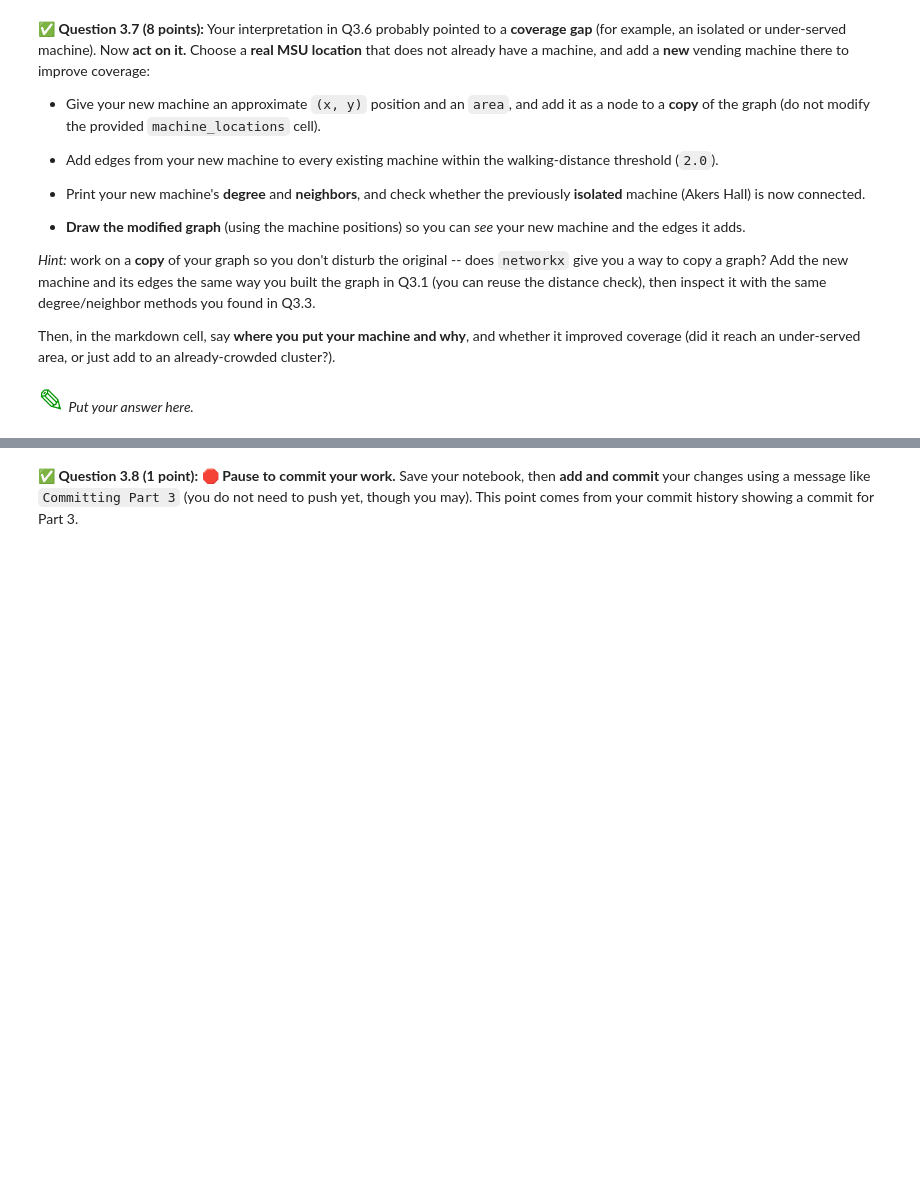
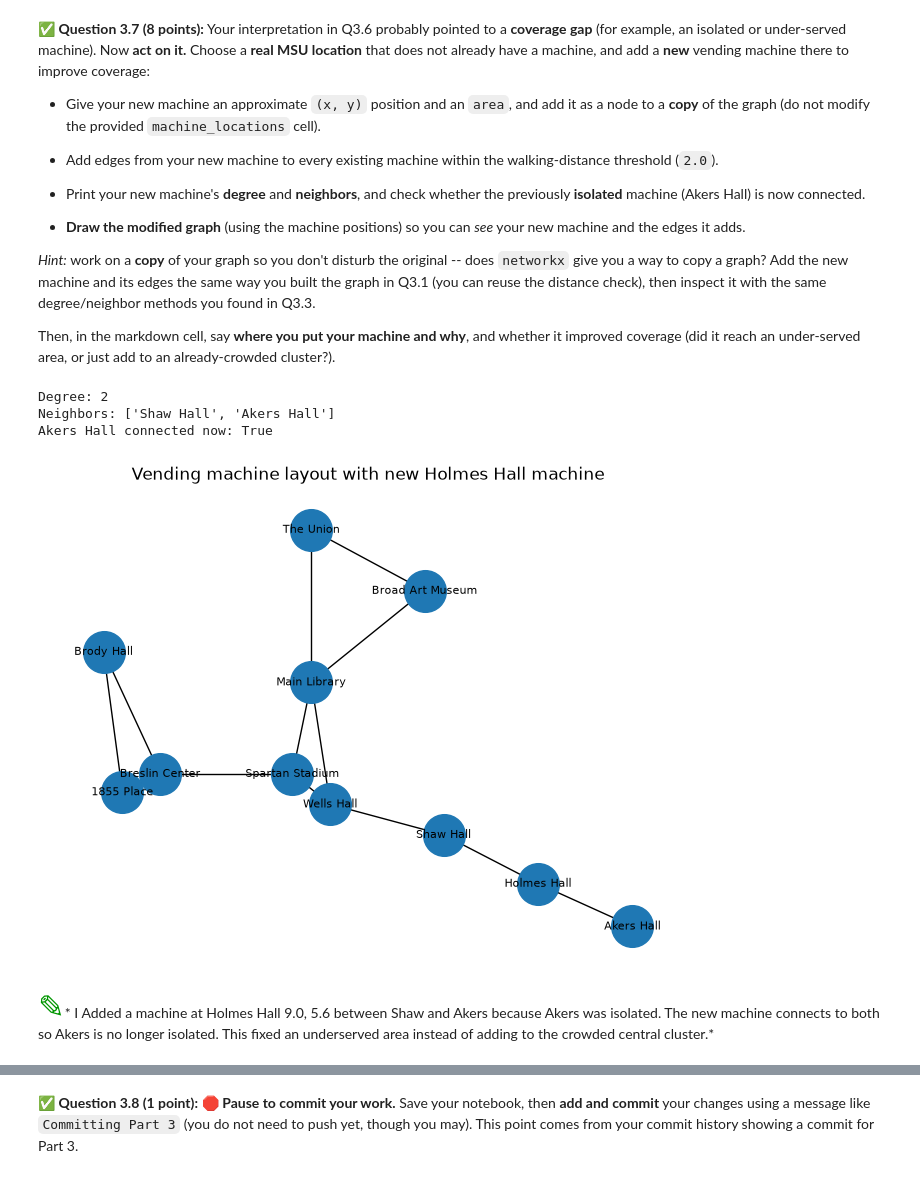
Before and after one commit to rotolejo-code/CMSE202-f26-turnin, a Jupyter notebook: hw-02/HW02-ABMandGraphTheory-STUDENT.ipynb, the cells around one changed output, grey strips where cells are left out. Saved outputs shown, nothing was run; the diff lists cells and outputs as text; code cells hidden in the pictures; blank space fills up the shorter version.

```diff
--- a/hw-02/HW02-ABMandGraphTheory-STUDENT.ipynb
+++ b/hw-02/HW02-ABMandGraphTheory-STUDENT.ipynb
@@ -666,0 +747,21 @@ Answer this primarily by **inspecting the graph's properties directly** -- the e
+# %%
+# Put your code for Question 3.5 here -- rebuild with your own threshold and print the new edge count.
+threshold = 3.0
+
+G2 = nx.Graph()
+for name, (x, y, area) in machine_locations.items():
+    G2.add_node(name, pos=(x, y), area=area)
+
+for a, b in itertools.combinations(G2.nodes, 2):
+    (x1, y1), (x2, y2) = G2.nodes[a]["pos"], G2.nodes[b]["pos"]
+    if math.hypot(x2 - x1, y2 - y1) <= threshold:
+        G2.add_edge(a, b)
+
+print("Threshold:", threshold)
+print("New number of edges:", G2.number_of_edges(), "(was", G.number_of_edges(), "at 2.0)")
+print("Isolated machines:", list(nx.isolates(G2)))
+
+degrees = dict(G2.degree())
+print("Degrees:", degrees)
+top = max(degrees.values())
+print("Most connected:", [n for n, d in degrees.items() if d == top], "with degree", top)
@@ -709,5 +816,27 @@ Then, in the markdown cell, say **where you put your machine and why**, and whet
-# %% [markdown]
-<font size=6 color="#009600">&#9998;</font> *Put your answer here.*
+# %%
+# Put your code for Question 3.6 here -- add your new machine and show how the graph changes.
+G_new = G.copy()
+new_pos = (9.0, 5.6)
+G_new.add_node("Holmes Hall", pos=new_pos, area="East")
+
+for name, data in G.nodes(data=True):
+    if math.hypot(data["pos"][0] - new_pos[0], data["pos"][1] - new_pos[1]) <= 2.0:
+        G_new.add_edge("Holmes Hall", name)
+
+print("Degree:", G_new.degree("Holmes Hall"))
+print("Neighbors:", list(G_new.neighbors("Holmes Hall")))
+print("Akers Hall connected now:", G_new.degree("Akers Hall") > 0)
+
+nx.draw(G_new, nx.get_node_attributes(G_new, "pos"), with_labels=True, node_size=900, font_size=8)
+plt.title("Vending machine layout with new Holmes Hall machine")
+plt.show()
+# %% [output]
+Degree: 2
+Neighbors: ['Shaw Hall', 'Akers Hall']
+Akers Hall connected now: True
+[figure, added]
+# %% [markdown]
+<font size=6 color="#009600">&#9998;</font>* I Added a machine at Holmes Hall  9.0, 5.6 between Shaw and Akers because Akers was isolated. The new machine connects to both so Akers is no longer isolated. This fixed an underserved area instead of adding to the crowded central cluster.*
 # %% [markdown]
 <!-- END QUESTION -->
 <!-- DO NOT MODIFY OR DELETE THIS CELL -->
```
Also changed, not shown: parts of 16 cells of this notebook.
